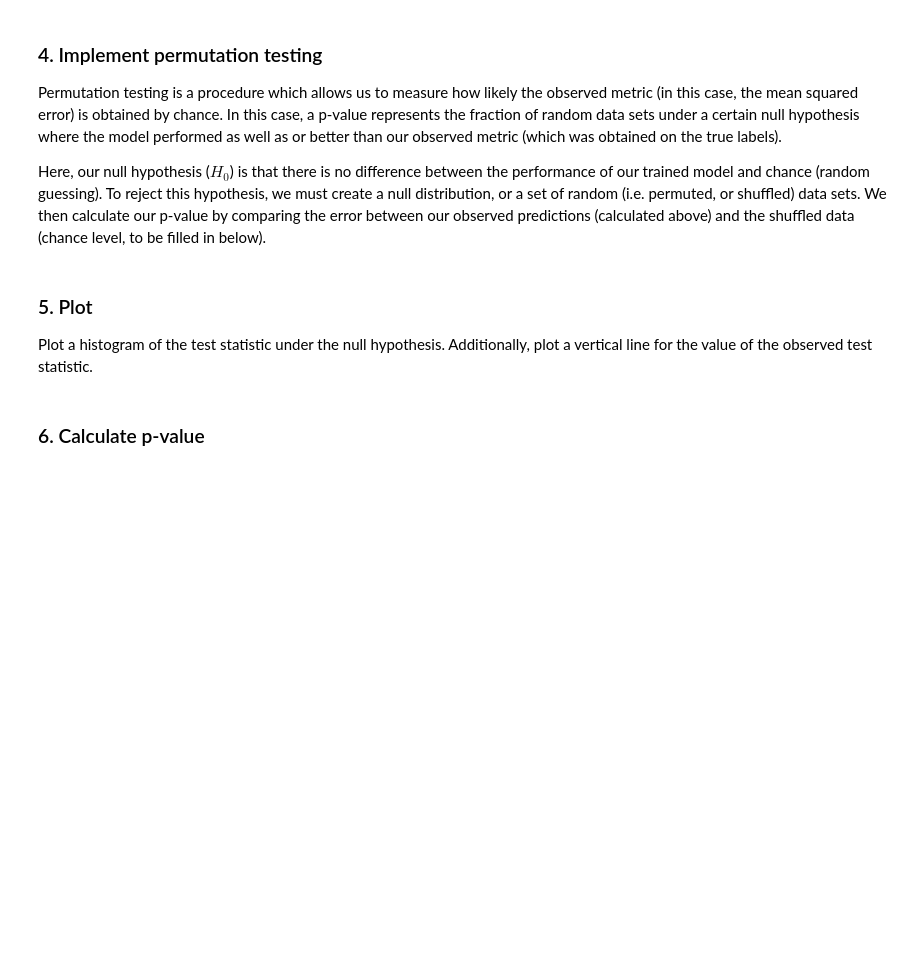
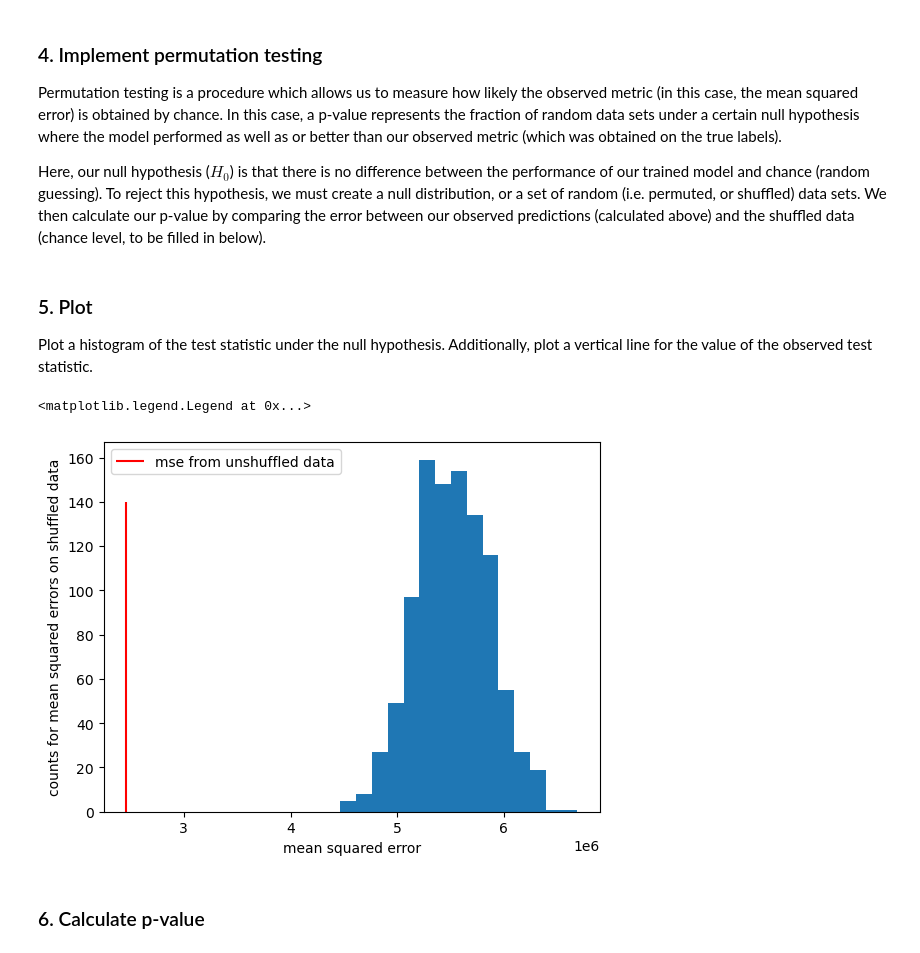
Before and after one commit to rfechner/DataLiteracy2022, a Jupyter notebook: assignments/Exercise06/Exercise_06.ipynb, the cells around one changed output. Saved outputs shown, nothing was run; the diff lists cells and outputs as text; code cells hidden in the pictures; blank space fills up the shorter version.

```diff
--- a/assignments/Exercise06/Exercise_06.ipynb
+++ b/assignments/Exercise06/Exercise_06.ipynb
@@ -38,22 +90,22 @@ X = X.reshape(-1, 1)
 y = y.reshape(-1, 1)
 
 # Split the arrays into training and test sets, using 30% for test
-X_train, X_test, y_train, y_test = ...
+X_train, X_test, y_train, y_test = train_test_split(X,y, test_size=0.3)
 # %% [markdown]
 ### 3. Linear regression
 # %%
 from sklearn.linear_model import LinearRegression
 
 # Fit a linear regression model to the data
-reg = ...
+reg = LinearRegression().fit(X_train, y_train)
 # %%
 from sklearn.metrics import mean_squared_error
 
 # Generate a vector of predictions
-y_pred = ...
+y_pred = reg.predict(X_test)
 
 # Calculate the mean squared error (you can use the sklearn method above for this)
-mse = ...
+mse = mean_squared_error(y_test, y_pred)
 # %% [markdown]
 ### 4. Implement permutation testing
 
@@ -68,13 +120,13 @@ perm_scores = []
 for i in np.arange(0, 1000):
 
     # Shuffle the labels
-    ...
+    np.random.shuffle(y_pred)
 
     # Calculate the MSE
-    mse_perm = ...
+    mse_perm = mean_squared_error(y_test, y_pred)
 
     # Append the MSE to perm_scores
-    ...
+    perm_scores.append(mse_perm)
 # %% [markdown]
 ### 5. Plot
 
@@ -82,7 +134,14 @@ Plot a histogram of the test statistic under the null hypothesis. Additionally,
 # %%
 import matplotlib.pyplot as plt
 
-...
+plt.vlines(mse, ymin=0, ymax=140, colors=['r'], label='mse from unshuffled data')
+plt.hist(perm_scores, bins=15)
+plt.ylabel('counts for mean squared errors on shuffled data')
+plt.xlabel('mean squared error')
+plt.legend()
+# %% [output]
+<matplotlib.legend.Legend at 0x...>
+[figure, added]
 # %% [markdown]
 ### 6. Calculate p-value
 # %%
```
Also changed, not shown: parts of 18 cells of this notebook, 2 other files.
